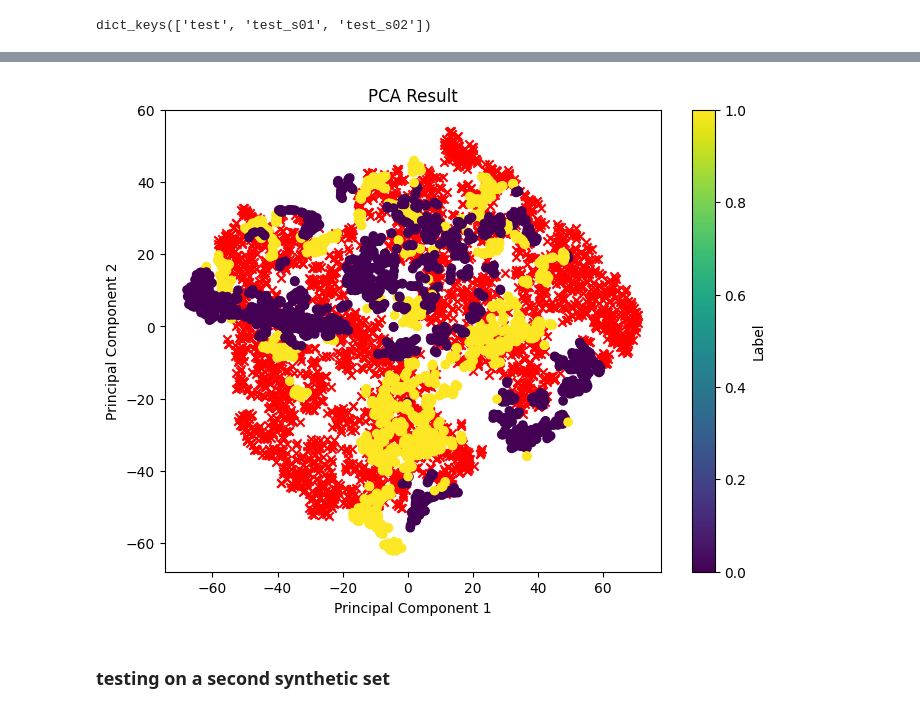
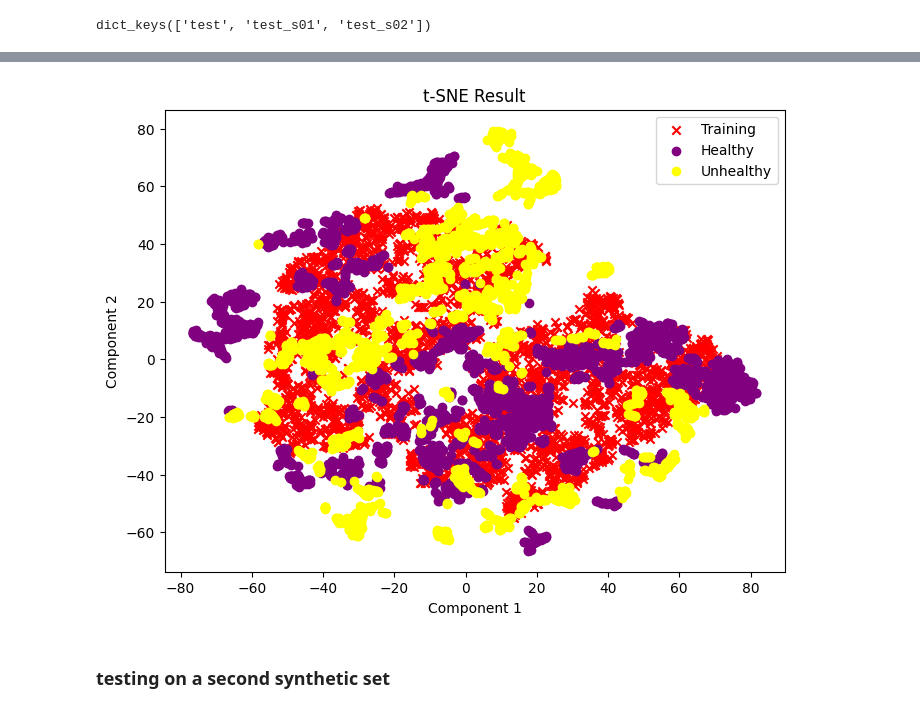
Before and after one commit to JiashengWan/MLPM, a Jupyter notebook: data_viz.ipynb, the cells around one changed output, grey strips where cells are left out. Cells and saved outputs as stored; diff of their text form; code cells hidden in the pictures.

```diff
--- a/data_viz.ipynb
+++ b/data_viz.ipynb
@@ -415,0 +413,9 @@ test_ground_truth = ground_truth.loc[test_syn_df.index]
+# %%
+test_ground_truth = ground_truth.loc[test_syn_df[::10].index]
+
+# Mapping binary labels to meaningful names
+label_names = {0: 'Healthy', 1: 'Unhealthy'}
+
+# Separate the data based on labels
+indices_class_0 = np.where(test_ground_truth == 0)
+indices_class_1 = np.where(test_ground_truth == 1)
@@ -418,15 +462,21 @@ t_sne_test_syn_result = t_sne.fit_transform(test_syn_df[::20])
 # %%
 # Plot PCA result
 plt.figure(figsize=(8, 6))
-plt.scatter(t_sne_result[:, 0], t_sne_result[:, 1], c='red', marker='x')
-scatter = plt.scatter(t_sne_test_syn_result[:, 0], t_sne_test_syn_result[:, 1], c=test_ground_truth[::20],cmap="viridis", marker='o')
-plt.title('PCA Result')
-plt.xlabel('Principal Component 1')
-plt.ylabel('Principal Component 2')
-plt.colorbar(scatter, label='Label')
+plt.scatter(t_sne_result[:, 0], t_sne_result[:, 1], c='red', marker='x', label="Training")
+
+scatter_0 = plt.scatter(t_sne_test_result[indices_class_0, 0], t_sne_test_result[indices_class_0, 1], c='purple', marker='o', label=label_names[0])
+scatter_1 = plt.scatter(t_sne_test_result[indices_class_1, 0], t_sne_test_result[indices_class_1, 1], c='yellow', marker='o', label=label_names[1])
+
+plt.title('t-SNE Result')
+plt.xlabel('Component 1')
+plt.ylabel('Component 2')
+
+plt.legend()
+plt.savefig('./images/TSNE_Training_syn_VG5_turbine.pdf')
+
 plt.show()
 # %% [output]
-[figure, old version]
+[figure, new version]
 # %% [markdown]
 ### testing on a second synthetic set
 # %%
```
Also changed, not shown: parts of 9 cells of this notebook, 58 other files.
